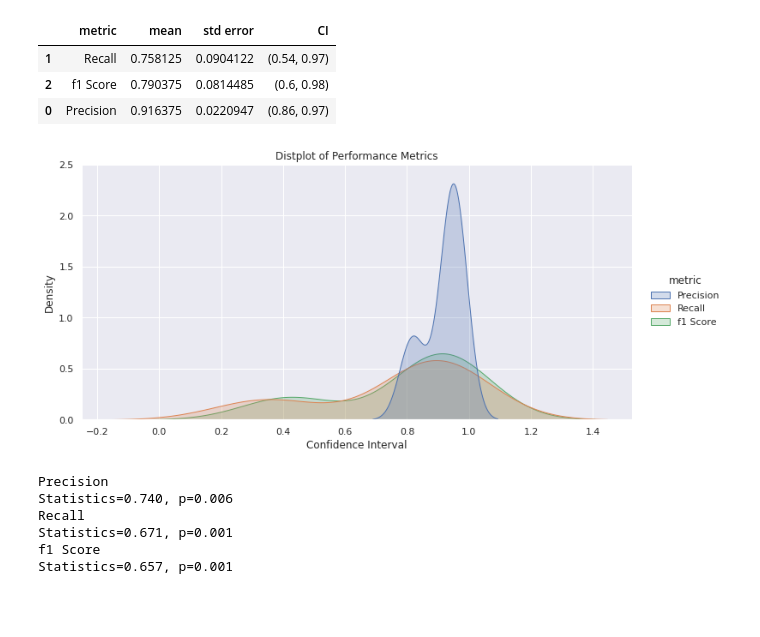
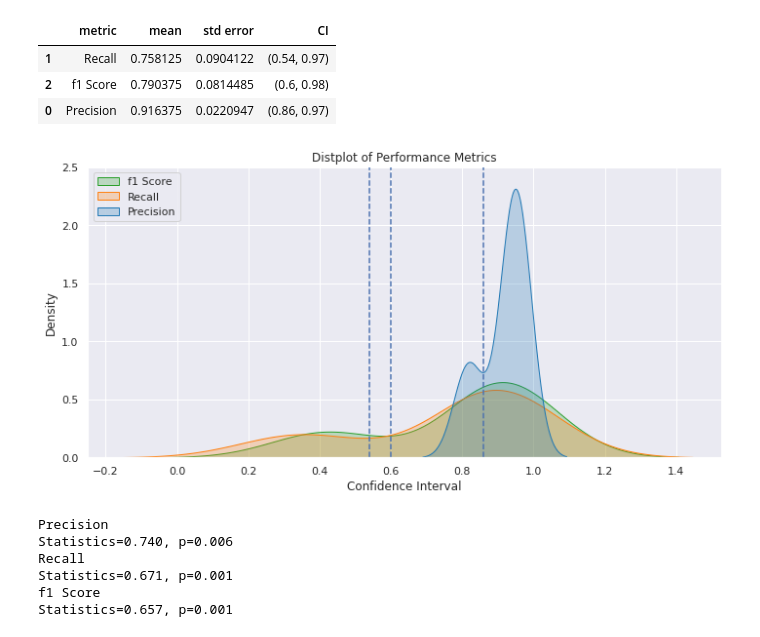
Before and after one commit to shouryaverma/cs_lvl4_project, a Jupyter notebook: code notebooks/results_anova.ipynb, the cells around one changed output. Drawn from its saved outputs; the diff is of its cells as text; code cells hidden in the pictures; blank space fills up the shorter version.

```diff
--- a/code notebooks/results_anova.ipynb
+++ b/code notebooks/results_anova.ipynb
@@ -147,16 +147,16 @@ sample_standard_error s^2= 0.08144848010070098 or s/np.sqrt(n_t) 0.0761880768025
 | 2 | f1 Score | 0.790375 | 0.0814485 | (0.6, 0.98) |
 | 0 | Precision | 0.916375 | 0.0220947 | (0.86, 0.97) |
 # %%
-graph = sns.displot(stack_df, x='score', hue='metric', kind="kde", fill=True,height=5,aspect=2,legend=True)
+graph = sns.displot(stack_df, x='score', hue='metric', kind="kde", fill=True,height=5,aspect=2,legend=False,palette=("tab10"))
 plt.title('Distplot of Performance Metrics')
 plt.ylim(0,2.5)
 plt.xlabel('Confidence Interval')
-# graph.ax.legend(labels=['f1 Score','Recall','Precision'],loc=2)
-# for CI in CI_df['CI'].values:
-#     plt.axvline(CI[0],  linestyle='--')
+graph.ax.legend(labels=['f1 Score','Recall','Precision'],loc=2)
+for CI in CI_df['CI'].values:
+    plt.axvline(CI[0],  linestyle='--')
 plt.show()
 # %% [output]
-[figure, old version]
+[figure, new version]
 # %%
 # Test hypothesis where null hypothesis assume that the sample are taken from Gaussian
 # distribution.
```
Also changed, not shown: parts of 4 cells of this notebook, 33 other files.
